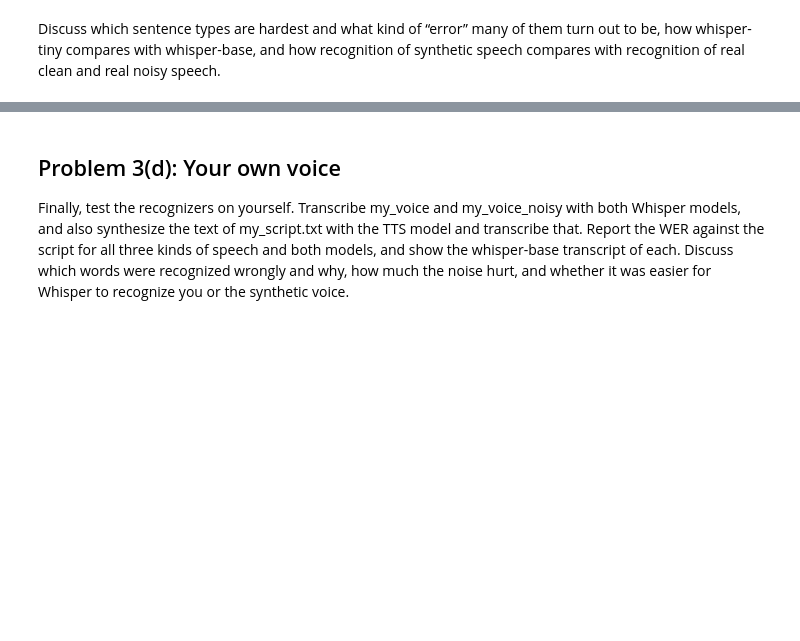
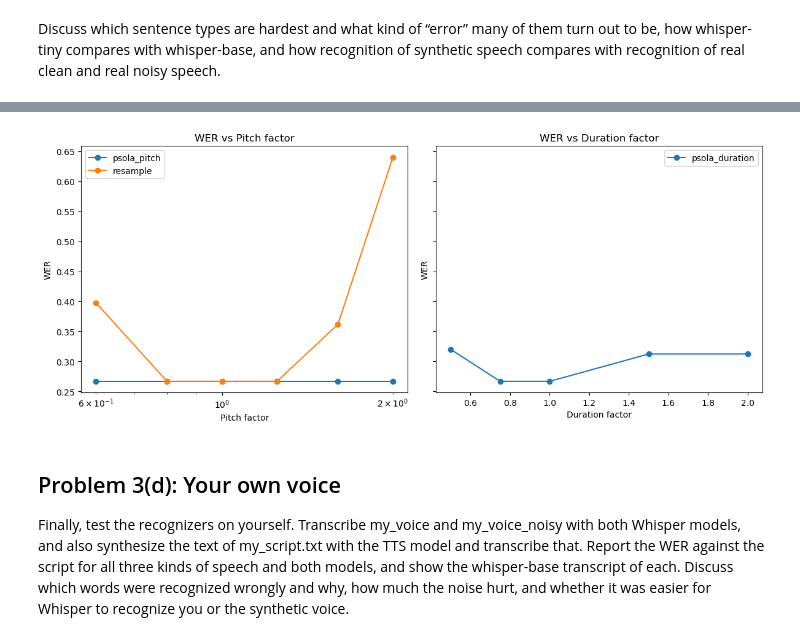
Before and after one commit to Morris88826/CSCE630_Speech_Processing, a Jupyter notebook: hw2/problem3.ipynb, the cells around one changed output, grey strips where cells are left out. Cells and saved outputs as stored; diff of their text form; code cells hidden in the pictures; blank space fills up the shorter version.

```diff
--- a/hw2/problem3.ipynb
+++ b/hw2/problem3.ipynb
@@ -214 +226,13 @@ compares with recognition of real clean and real noisy speech.
+# %%
+def resample_audio(x, factor, sr=16000):
+    x_resampled = scipy.signal.resample_poly(x, 1000, int(1000 * factor))
+    return parselmouth.Sound(x_resampled, sampling_frequency=sr)
+
+def transcribe_audio(audio_path, processor, asr_model):
+    asr_model.config.forced_decoder_ids = processor.get_decoder_prompt_ids(language="english", task="transcribe")
+    audio_data, _ = librosa.load(audio_path, sr=16000)
+    input_features = processor(audio_data, sampling_rate=16000, return_tensors="pt").input_features
+    predicted_ids = asr_model.generate(input_features)
+    transcript = processor.batch_decode(predicted_ids, skip_special_tokens=True)[0]
+    return transcript
 # %%
@@ -216,3 +321,27 @@ compares with recognition of real clean and real noisy speech.
+# %%
+fig, ax = plt.subplots(1, 2, figsize=(12, 5), sharey=True)
+for effect in modified_audio_df['effect'].unique():
+    plot_ax = ax[1] if 'duration' in effect else ax[0]
+
+    effect_data = modified_audio_df[modified_audio_df['effect'] == effect]
+    effect_data = effect_data.groupby('factor').agg(wer=('wer', 'mean'))
+
+    plot_ax.plot(effect_data.index, effect_data['wer'], marker='o', label=effect)
+    if 'duration' in effect:
+        plot_ax.set_title('WER vs Duration factor')
+        plot_ax.set_xlabel('Duration factor')
+    else:
+        plot_ax.set_title('WER vs Pitch factor')
+        plot_ax.set_xlabel('Pitch factor')
+        plot_ax.set_xscale('log')
+
+
+    plot_ax.set_ylabel('WER')
+    plot_ax.legend()
+
+plt.tight_layout()
+# %% [output]
+[figure, added]
 # %% [markdown]
 ## Problem 3(d): Your own voice
 
```
Also changed, not shown: parts of 4 cells of this notebook, 54 other files.
